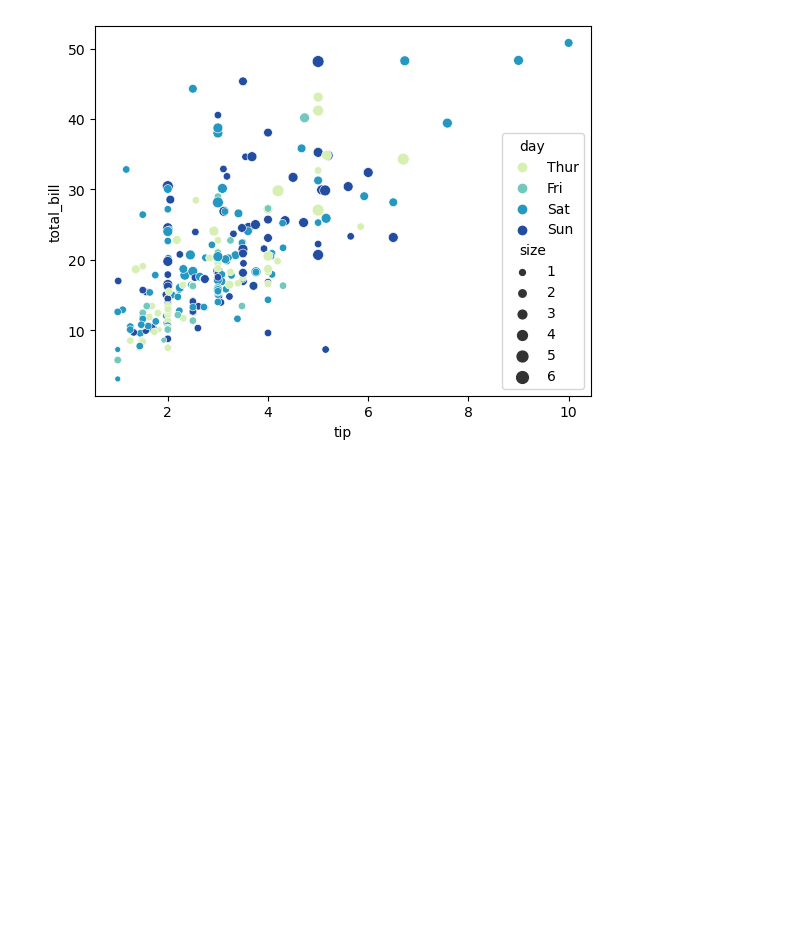
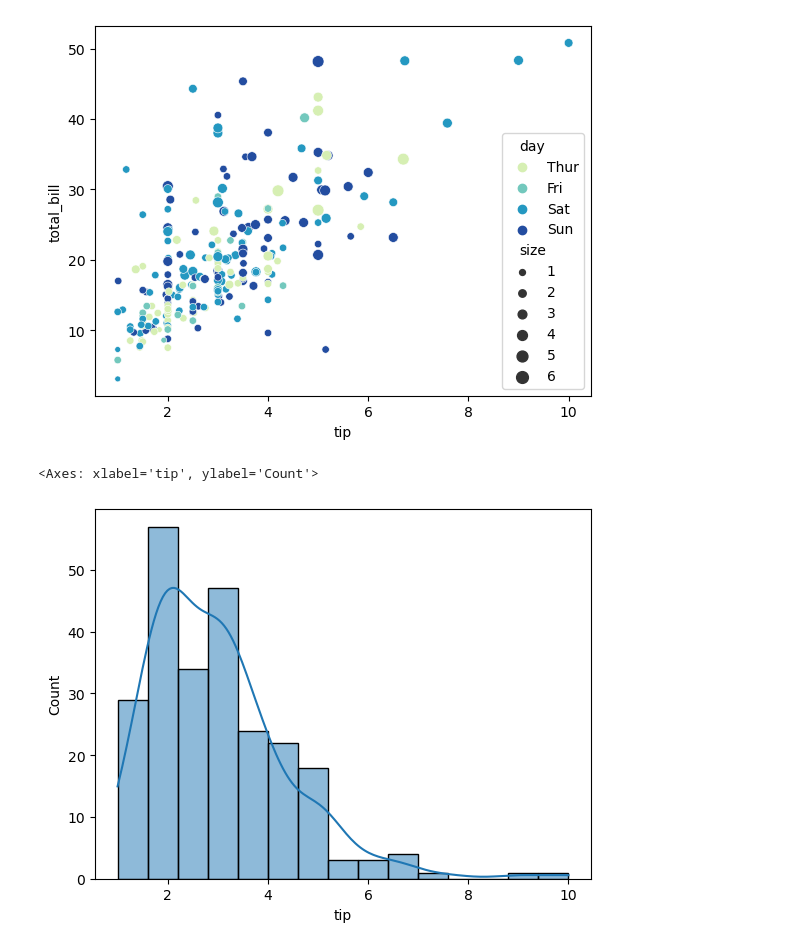
Before and after one commit to hamzacyberpatcher/seaborn-tutorial, a Jupyter notebook: seaborn.ipynb, the cells around one changed output. Cells and saved outputs as stored; diff of their text form; code cells hidden in the pictures; blank space fills up the shorter version.

Commit message:
histogram added

```diff
--- a/seaborn.ipynb
+++ b/seaborn.ipynb
@@ -55,3 +55,11 @@ sns.scatterplot(x="tip", y="total_bill", hue="day", size="size", data=tips, pale
 # %% [output]
 <Axes: xlabel='tip', ylabel='total_bill'>
 [figure]
+# %%
+# tips['tip'] is the neumerical data needed
+# kde will display the line if true
+# bins sets the numbers of bins
+sns.histplot(tips["tip"], kde=True, bins = 15)
+# %% [output]
+<Axes: xlabel='tip', ylabel='Count'>
+[figure, added]
```
